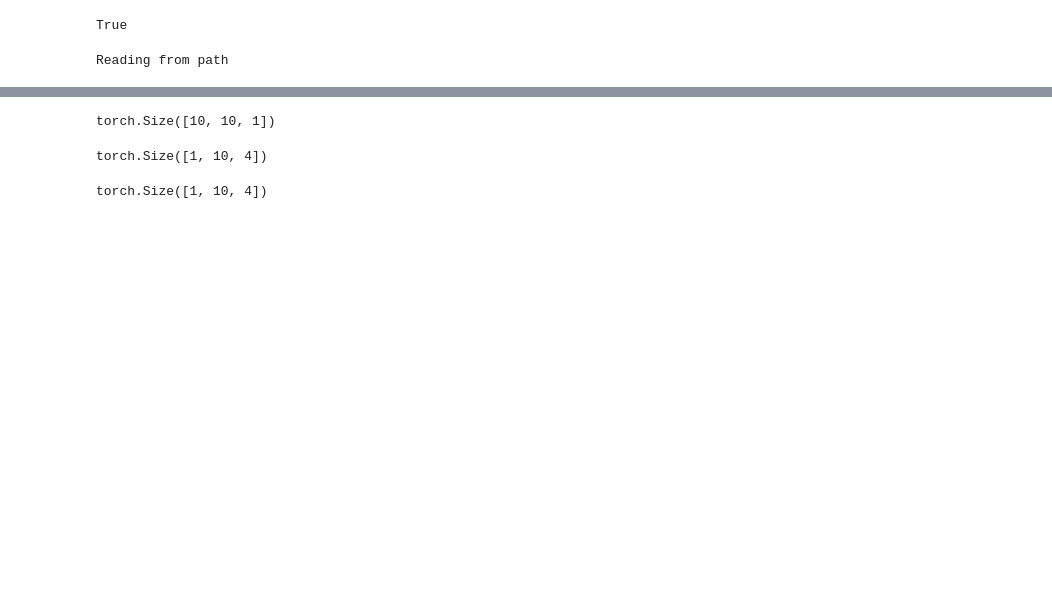
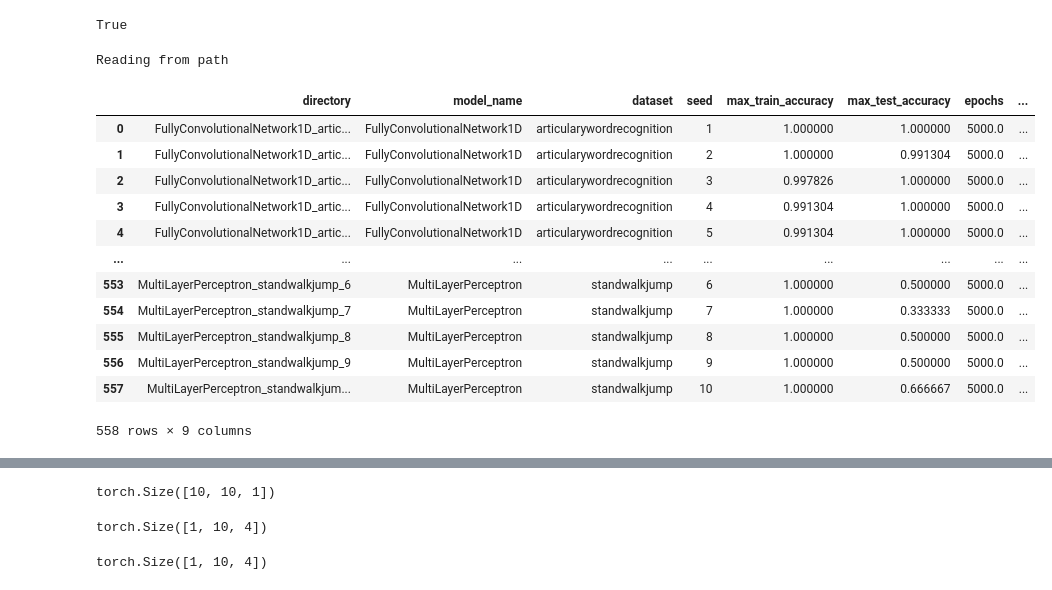
Before and after one commit to samuelthomaz7/multimodal_time_series_classification, a Jupyter notebook: test_notebook.ipynb, the cells around one changed output, grey strips where cells are left out. Drawn from its saved outputs; the diff is of its cells as text; code cells hidden in the pictures; blank space fills up the shorter version.

```diff
--- a/test_notebook.ipynb
+++ b/test_notebook.ipynb
@@ -18,6 +18,22 @@ Reading from path
 # %%
 complete_data = get_all_results(False)
 # complete_data.query("dataset == 'standwalkjump'")
+# %%
+complete_data
+# %% [output]
+|  | directory | model_name | dataset | seed | max_train_accuracy | max_test_accuracy | epochs | ... |
+| 0 | FullyConvolutionalNetwork1D_artic... | FullyConvolutionalNetwork1D | articularywordrecognition | 1 | 1.000000 | 1.000000 | 5000.0 | ... |
+| 1 | FullyConvolutionalNetwork1D_artic... | FullyConvolutionalNetwork1D | articularywordrecognition | 2 | 1.000000 | 0.991304 | 5000.0 | ... |
+| 2 | FullyConvolutionalNetwork1D_artic... | FullyConvolutionalNetwork1D | articularywordrecognition | 3 | 0.997826 | 1.000000 | 5000.0 | ... |
+| 3 | FullyConvolutionalNetwork1D_artic... | FullyConvolutionalNetwork1D | articularywordrecognition | 4 | 0.991304 | 1.000000 | 5000.0 | ... |
+| 4 | FullyConvolutionalNetwork1D_artic... | FullyConvolutionalNetwork1D | articularywordrecognition | 5 | 0.991304 | 1.000000 | 5000.0 | ... |
+| ... | ... | ... | ... | ... | ... | ... | ... | ... |
+| 553 | MultiLayerPerceptron_standwalkjump_6 | MultiLayerPerceptron | standwalkjump | 6 | 1.000000 | 0.500000 | 5000.0 | ... |
+| 554 | MultiLayerPerceptron_standwalkjump_7 | MultiLayerPerceptron | standwalkjump | 7 | 1.000000 | 0.333333 | 5000.0 | ... |
+| 555 | MultiLayerPerceptron_standwalkjump_8 | MultiLayerPerceptron | standwalkjump | 8 | 1.000000 | 0.500000 | 5000.0 | ... |
+| 556 | MultiLayerPerceptron_standwalkjump_9 | MultiLayerPerceptron | standwalkjump | 9 | 1.000000 | 0.500000 | 5000.0 | ... |
+| 557 | MultiLayerPerceptron_standwalkjum... | MultiLayerPerceptron | standwalkjump | 10 | 1.000000 | 0.666667 | 5000.0 | ... |
+558 rows × 9 columns
 # %%
 complete_data.query("model_name == 'FullyConvolutionalNetwork1DLate'").query("dataset == 'eigenworms'")
 # %% [output]
```
Also changed, not shown: parts of 3 cells of this notebook, 2 other files.
